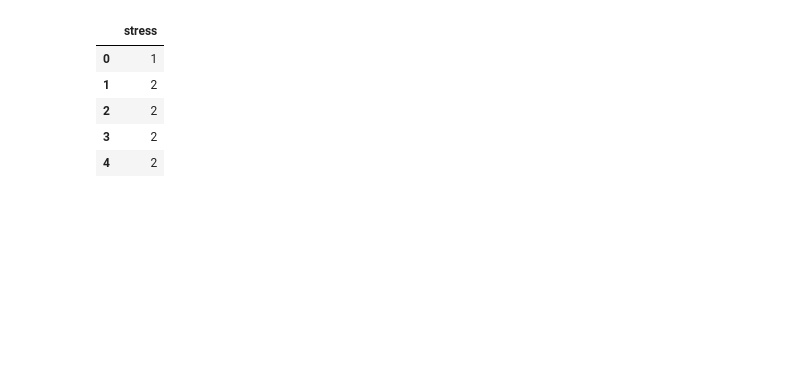
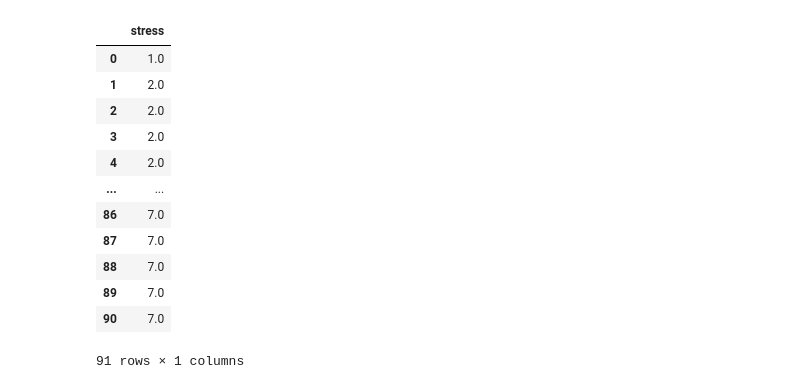
Before and after one commit to SYDE-26/1A-Class-Profile-Data-Analysis, a Jupyter notebook: Lifestyle & Recreation/Arya/Stress levels.ipynb, the cells around one changed output. Saved outputs shown, nothing was run; the diff lists cells and outputs as text; code cells hidden in the pictures; blank space fills up the shorter version.

```diff
--- a/Lifestyle & Recreation/Arya/Stress levels.ipynb
+++ b/Lifestyle & Recreation/Arya/Stress levels.ipynb
@@ -7,15 +21,22 @@ import matplotlib.pyplot as plt
 # %%
 lifestyle_data = pd.read_csv('L&R.csv')
 relevant_cols = ['What was your general stress level throughout the term?']
 stress_df = lifestyle_data[relevant_cols].dropna().rename(columns={'What was your general stress level throughout the term?' : "stress"})
-stress_df.head()
+stress_df
 # %% [output]
 |  | stress |
-| 0 | 1 |
-| 1 | 2 |
-| 2 | 2 |
-| 3 | 2 |
-| 4 | 2 |
+| 0 | 1.0 |
+| 1 | 2.0 |
+| 2 | 2.0 |
+| 3 | 2.0 |
+| 4 | 2.0 |
+| ... | ... |
+| 86 | 7.0 |
+| 87 | 7.0 |
+| 88 | 7.0 |
+| 89 | 7.0 |
+| 90 | 7.0 |
+91 rows × 1 columns
 # %%
 stress_unnamed = stress_df.groupby('stress')['stress'].count()
 stress_unnamed
```
Also changed, not shown: parts of 4 cells of this notebook, 5 other files.
